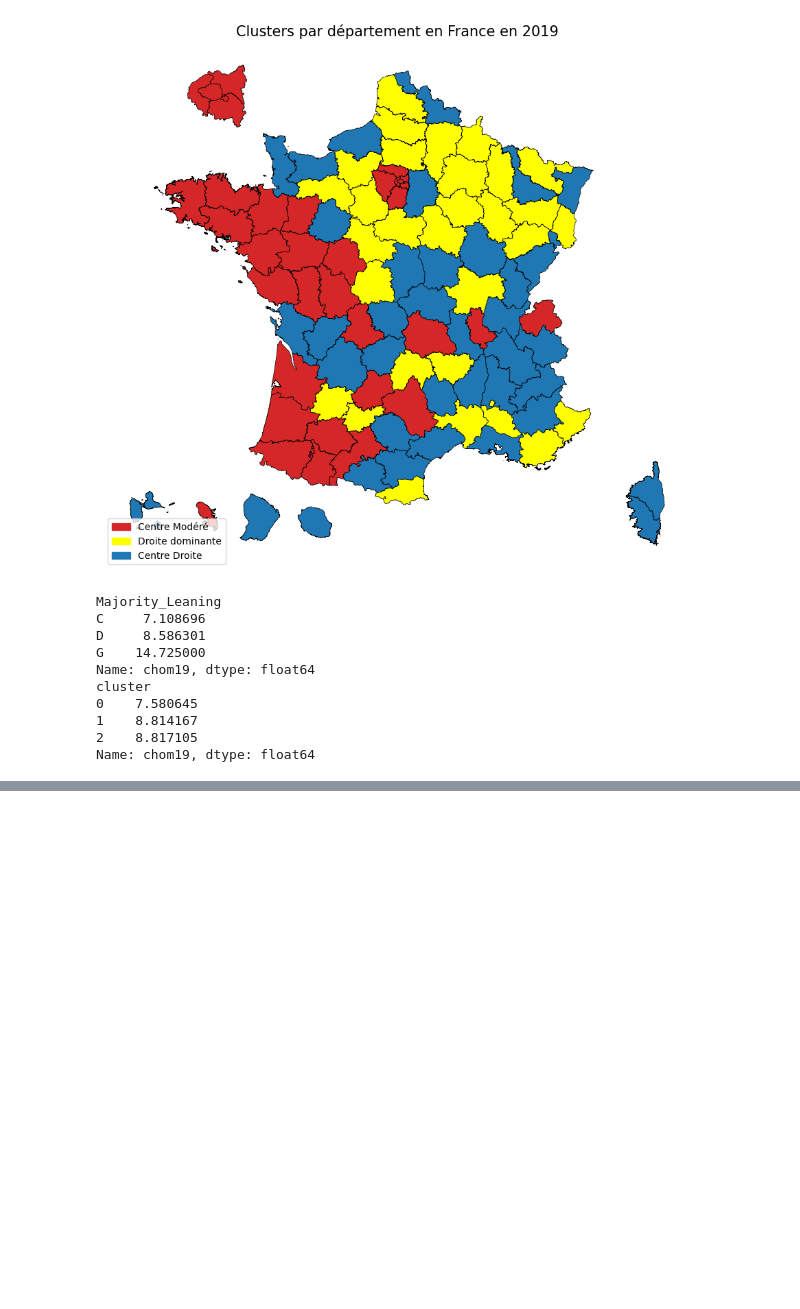
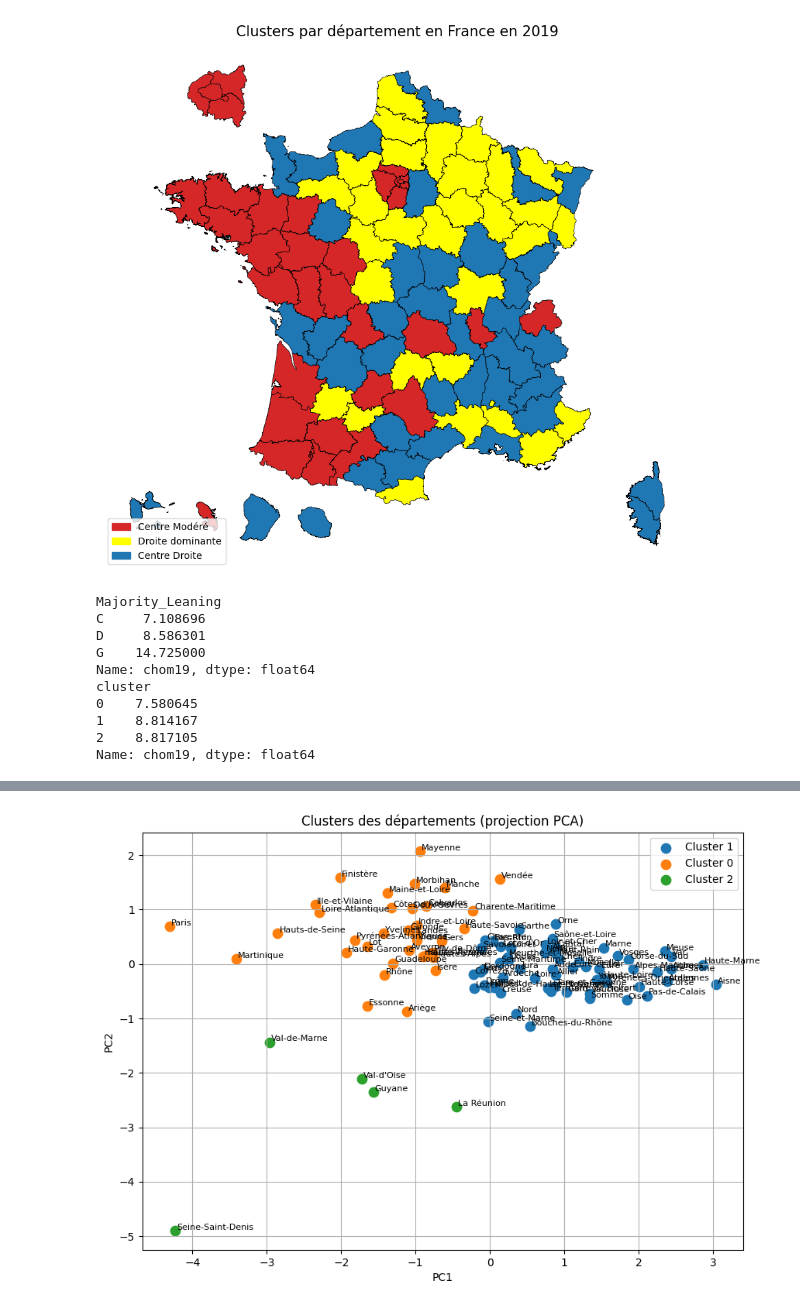
Before and after one commit to zuulaika/Projet-python, a Jupyter notebook: kmeans.ipynb, the cells around one changed output, grey strips where cells are left out. Saved outputs shown, nothing was run; the diff lists cells and outputs as text; code cells hidden in the pictures; blank space fills up the shorter version.

Commit message:
ajout 2024

```diff
--- a/kmeans.ipynb
+++ b/kmeans.ipynb
@@ -168,0 +194,5 @@ Name: chom19, dtype: float64
+# %%
+k =3
+km2 = KMeans(n_clusters=k, random_state=42)
+df1["cluster"] = km2.fit_predict(X_scaled)
+df1.groupby("cluster")[["G","C","D"]].mean()
@@ -168,0 +205,29 @@ Name: chom19, dtype: float64
+# %%
+from sklearn.decomposition import PCA
+import matplotlib.pyplot as plt
+
+#  PCA pour projeter en 2D
+pca = PCA(n_components=2)
+X_pca = pca.fit_transform(X_scaled)
+
+df1["PC1"] = X_pca[:, 0]
+df1["PC2"] = X_pca[:, 1]
+
+# Visualisation
+plt.figure(figsize=(10, 7))
+for cluster in df1["cluster"].unique():
+    subset = df1[df1["cluster"] == cluster]
+    plt.scatter(subset["PC1"], subset["PC2"], label=f"Cluster {cluster}", s=80)
+
+# Ajouter les labels (noms des départements)
+for i in range(len(df1)):
+    plt.text(df1["PC1"][i] + 0.02, df1["PC2"][i] + 0.02, df1["Dep"][i], fontsize=8)
+
+plt.title("Clusters des départements (projection PCA)")
+plt.xlabel("PC1")
+plt.ylabel("PC2")
+plt.legend()
+plt.grid(True)
+plt.show()
+# %% [output]
+[figure, added]
```
Also changed, not shown: parts of 7 cells of this notebook, 2 other files.
